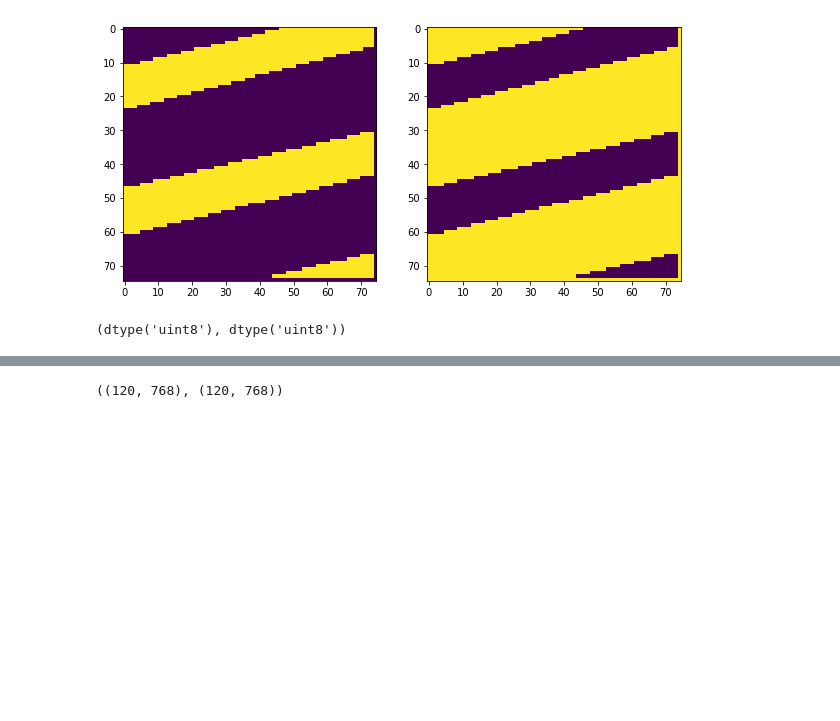
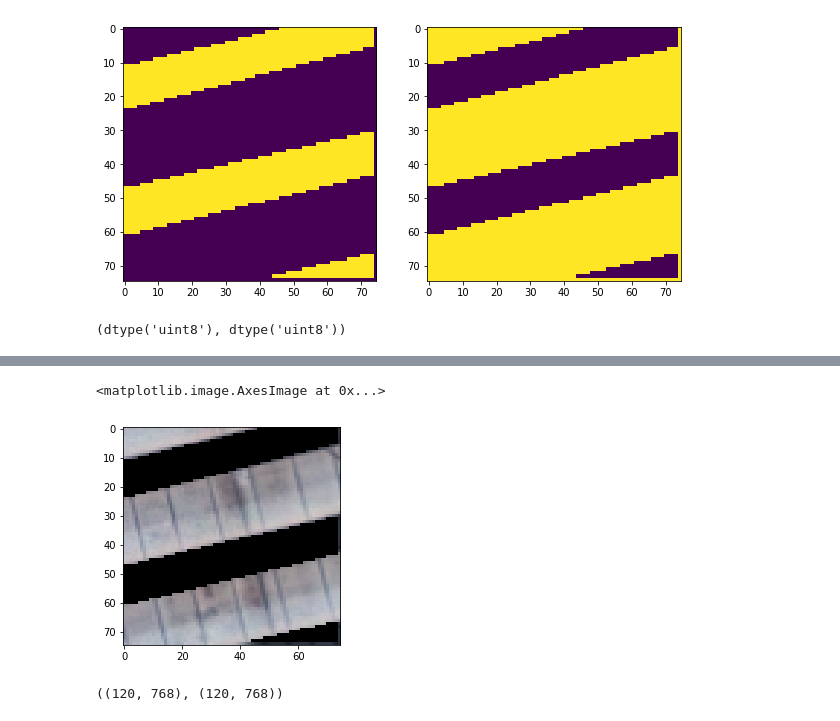
Before and after one commit to thinkpractice/DeepSolaris, a Jupyter notebook: AnalyzeHistograms.ipynb, the cells around one changed output, grey strips where cells are left out. Cells and saved outputs as stored; diff of their text form; code cells hidden in the pictures; blank space fills up the shorter version.

```diff
--- a/AnalyzeHistograms.ipynb
+++ b/AnalyzeHistograms.ipynb
@@ -56,3 +72,8 @@ def plot_hist(hist_image, mask=None):
+# %%
+plt.imshow(negative_images[0])
+# %% [output]
+<matplotlib.image.AxesImage at 0x...>
+[figure, added]
 # %%
 positives = np.array([all_bands_hist(hist_image, mask) for hist_image, mask in zip(images, mask_images)]).reshape(120, 768)
 negatives = np.array([all_bands_hist(hist_image, mask) for hist_image, mask in zip(images, inverse_masks)]).reshape(120, 768)
```
Also changed, not shown: parts of 17 cells of this notebook.
